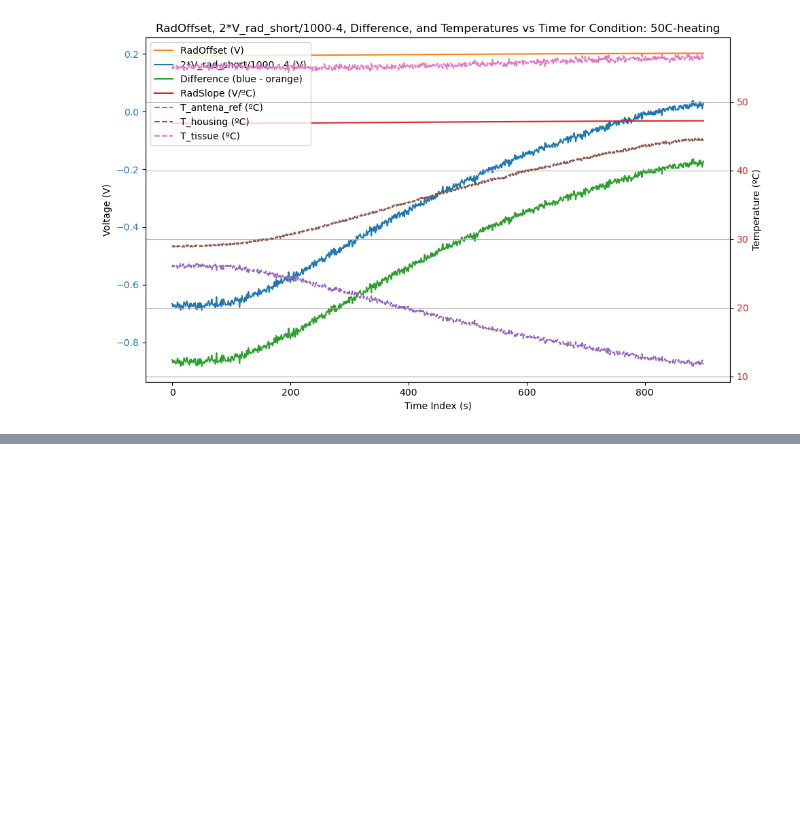
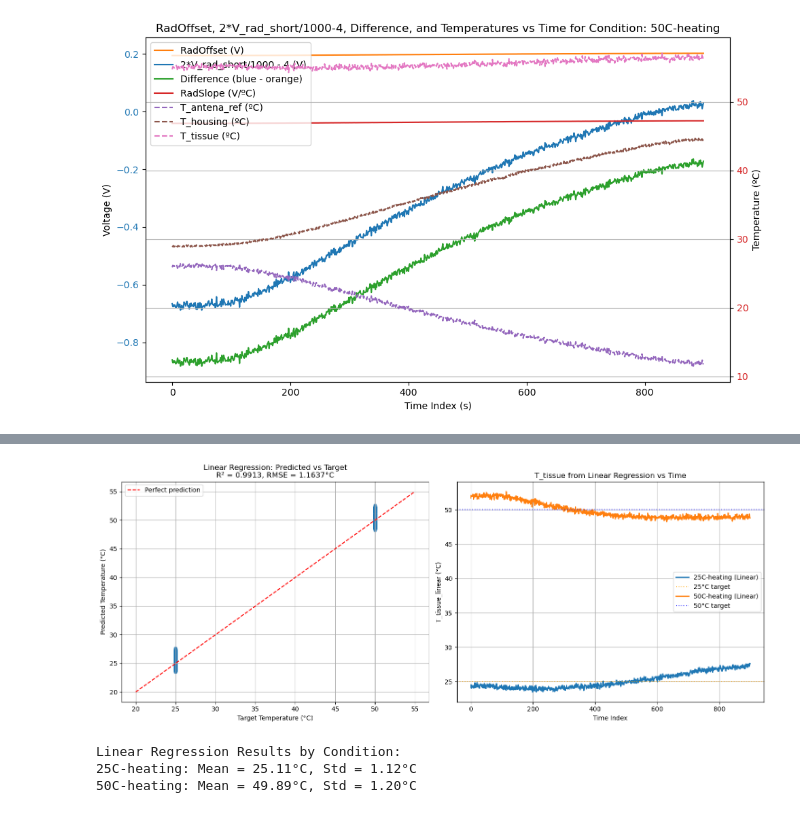
Before and after one commit to Manuel-Hepta/Calibration, a Jupyter notebook: calibration radiometer 6/radiometer_calibration.ipynb, the cells around one changed output, grey strips where cells are left out. Cells and saved outputs as stored; diff of their text form; code cells hidden in the pictures; blank space fills up the shorter version.

Commit message:
Test linear apprximations to Radiometer calib

```diff
--- a/calibration radiometer 6/radiometer_calibration.ipynb
+++ b/calibration radiometer 6/radiometer_calibration.ipynb
@@ -544,0 +566,18 @@ for cond in all_X['condition'].unique():
+# %%
+# Prepare data for linear regression
+# Create target variable: T_tissue = 25°C for '25C-heating' and 50°C for '50C-heating'
+all_X_reg = all_X.copy()
+
+# Create target temperature based on condition
+all_X_reg['T_target'] = all_X_reg['condition'].map({
+    '25C-heating': 25.0,
+    '50C-heating': 50.0
+})
+
+# Remove any rows with NaN target temperatures (in case there are other conditions)
+all_X_reg = all_X_reg.dropna(subset=['T_target'])
+
+print(f"Data for regression: {len(all_X_reg)} samples")
+print(f"Conditions included: {all_X_reg['condition'].unique()}")
+print(f"Target temperature distribution:")
+print(all_X_reg['T_target'].value_counts())
@@ -544,0 +634,51 @@ for cond in all_X['condition'].unique():
+# %%
+# Calculate T_tissue using the linear regression coefficients for all data
+all_X['T_tissue_linear'] = (alpha_1 * all_X['V_rad_short'] +
+                           alpha_2 * all_X['V_housing'] +
+                           alpha_3)
+
+# Plot comparison between linear regression results and target temperatures
+fig, axes = plt.subplots(1, 2, figsize=(15, 6))
+
+# Plot 1: Predicted vs Actual for regression data
+axes[0].scatter(all_X_reg['T_target'], y_pred_reg, alpha=0.6, s=20)
+axes[0].plot([20, 55], [20, 55], 'r--', label='Perfect prediction')
+axes[0].set_xlabel('Target Temperature (°C)')
+axes[0].set_ylabel('Predicted Temperature (°C)')
+axes[0].set_title(f'Linear Regression: Predicted vs Target\nR² = {r_squared:.4f}, RMSE = {rmse:.4f}°C')
+axes[0].legend()
+axes[0].grid(True)
+
+# Plot 2: Time series of T_tissue_linear for each condition
+for cond in all_X['condition'].unique():
+    subset = all_X[all_X['condition'] == cond]
+    axes[1].plot(subset['time_index'], subset['T_tissue_linear'],
+                label=f'{cond} (Linear)', linewidth=2)
+
+    # Add horizontal lines for target temperatures
+    if cond == '25C-heating':
+        axes[1].axhline(y=25, color='orange', linestyle=':', alpha=0.7, label='25°C target')
+    elif cond == '50C-heating':
+        axes[1].axhline(y=50, color='blue', linestyle=':', alpha=0.7, label='50°C target')
+
+axes[1].set_xlabel('Time Index')
+axes[1].set_ylabel('T_tissue_linear (°C)')
+axes[1].set_title('T_tissue from Linear Regression vs Time')
+axes[1].legend()
+axes[1].grid(True)
+
+plt.tight_layout()
+plt.show()
+
+# Print statistics for each condition
+print("\nLinear Regression Results by Condition:")
+for cond in all_X['condition'].unique():
+    subset = all_X[all_X['condition'] == cond]
+    mean_temp = subset['T_tissue_linear'].mean()
+    std_temp = subset['T_tissue_linear'].std()
+    print(f"{cond}: Mean = {mean_temp:.2f}°C, Std = {std_temp:.2f}°C")
+# %% [output]
+[figure, added]
+Linear Regression Results by Condition:
+25C-heating: Mean = 25.11°C, Std = 1.12°C
+50C-heating: Mean = 49.89°C, Std = 1.20°C
```
Also changed, not shown: parts of 16 cells of this notebook, 1 other file.
